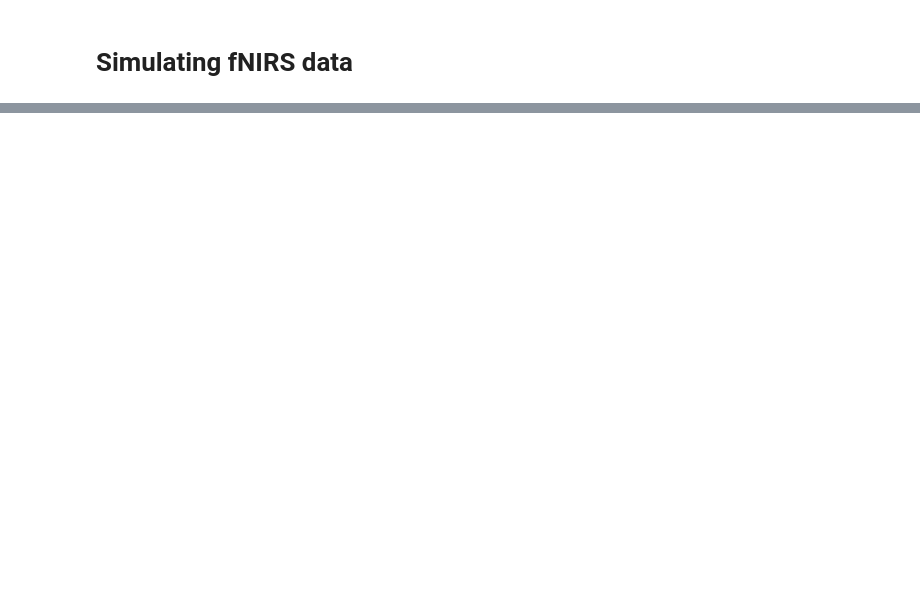
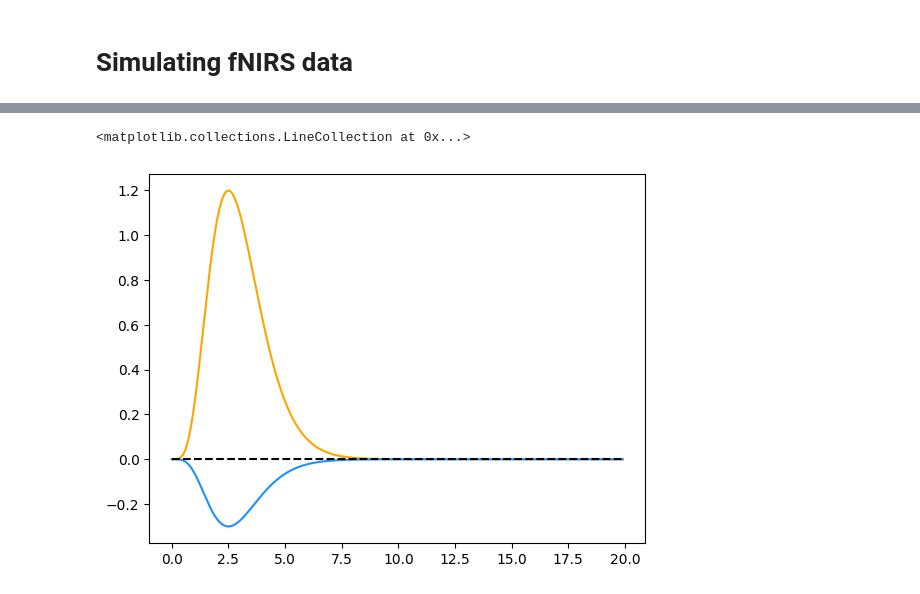
Before and after one commit to gongcastro/fnirs-sim, a Jupyter notebook: docs/index.ipynb, the cells around one changed output, grey strips where cells are left out. Saved outputs shown, nothing was run; the diff lists cells and outputs as text; code cells hidden in the pictures; blank space fills up the shorter version.

```diff
--- a/docs/index.ipynb
+++ b/docs/index.ipynb
@@ -30,17 +2,0 @@ ax4.hist(rdist, rwidth=0.8)
-# %%
-def hrf(time: np.ndarray = np.arange(0, 20, 0.1),
-        amplitude: float = 1.2,
-        peak_delay: float = 5.00,
-        peak_width: float = 0.50,
-        ratio: float = 0.80) -> np.ndarray:
-    gamma = time ** peak_delay * np.exp(-time / peak_width)
-    hbo = amplitude * gamma / gamma.max()
-    hbr = -ratio * hbo
-    return hbo, hbr
-
-sfreq = 10
-time = np.arange(0, 20, 1/sfreq)
-hbo, hbr = hrf(time, ratio=0.25)
-
-plt.plot(hbo)
-plt.plot(hbr)
@@ -344,0 +43,20 @@ plt.tight_layout()
+# %%
+AMPLITUDE = 1.2
+PEAK_DELAY = 5.0
+PEAK_WIDTH = 0.5
+RATIO = 0.80
+
+sfreq = 10
+time = np.arange(0, 20, 1/sfreq)
+hbo, hbr = hrf(time, ratio=0.25)
+
+plt.plot(time, hbo, color = "orange")
+plt.plot(time, hbr, color = "dodgerblue")
+
+plt.hlines(y=[0],
+           xmin=np.min(time),
+           xmax=np.max(time),
+           color="black", linestyles="dashed")
+# %% [output]
+<matplotlib.collections.LineCollection at 0x...>
+[figure, added]
```
Also changed, not shown: parts of 42 cells of this notebook, 1 other file.
